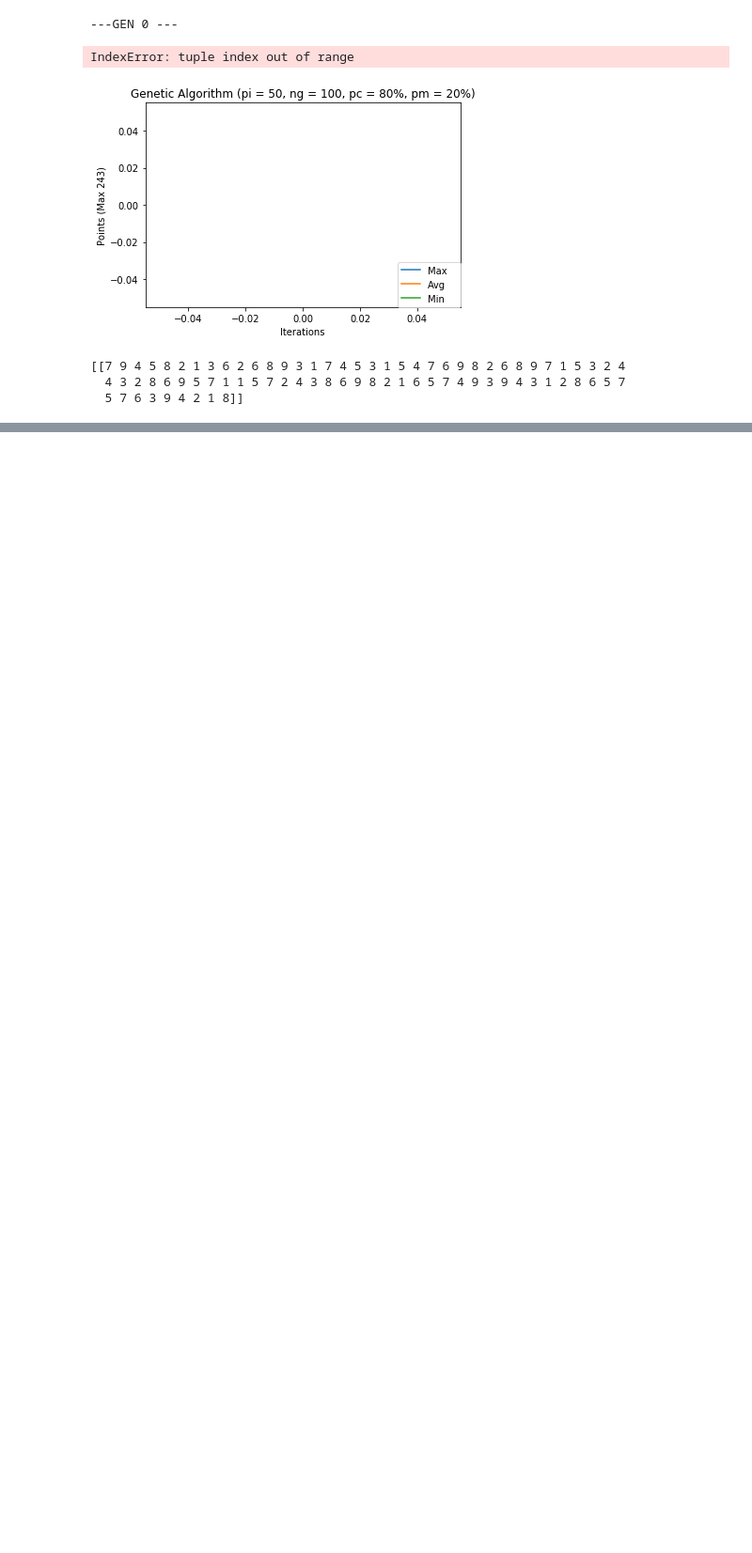
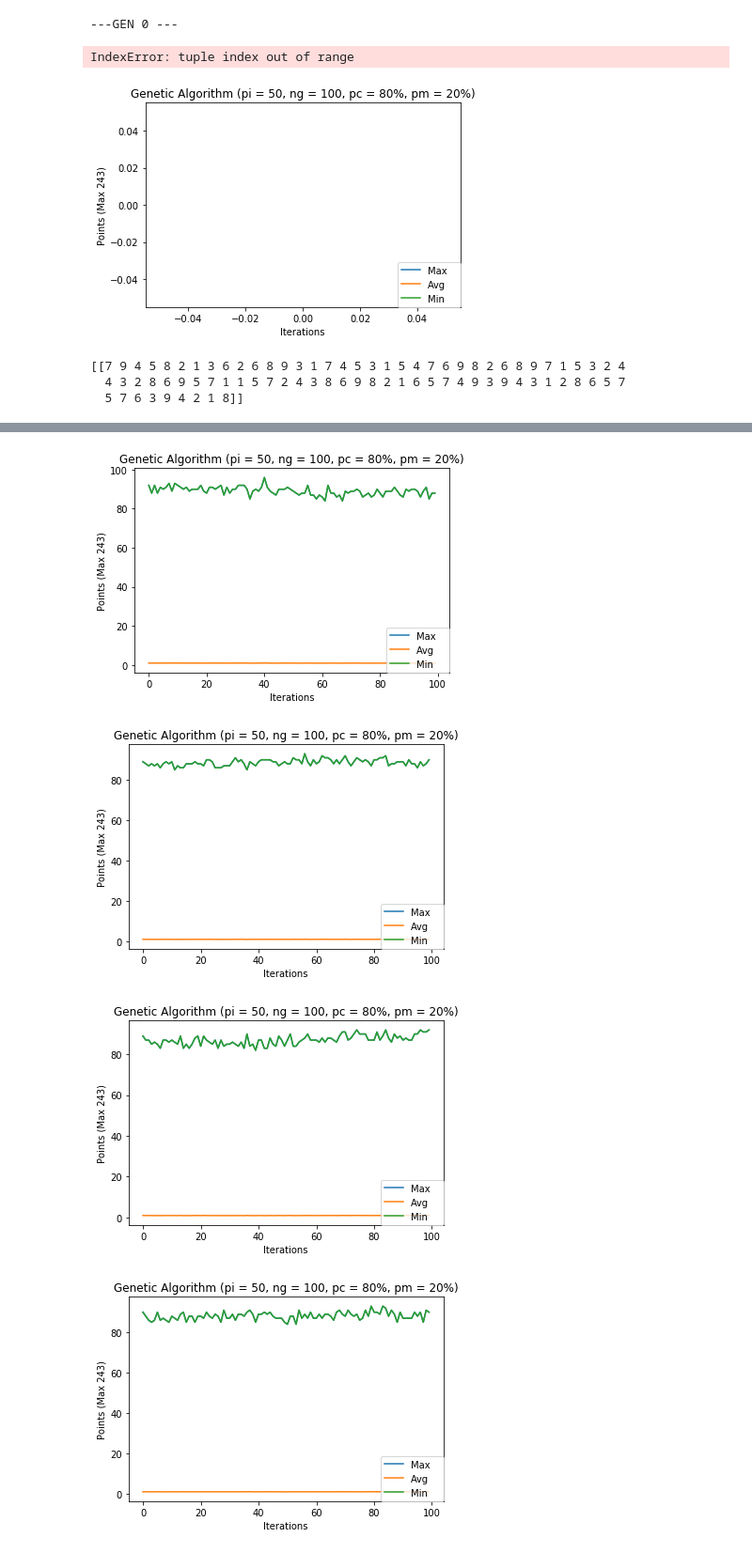
Before and after one commit to ASavchenkov/110BProj1, a Jupyter notebook: Attempting GA with DEAP.ipynb, the cells around one changed output, grey strips where cells are left out. Shown at 94% size. Cells and saved outputs as stored; diff of their text form; code cells hidden in the pictures; blank space fills up the shorter version.

```diff
--- a/Attempting GA with DEAP.ipynb
+++ b/Attempting GA with DEAP.ipynb
@@ -48,9 +48,9 @@ toolbox.register("pos_val", random.randint, 1, 9)
 toolbox.register("individual", tools.initRepeat, creator.Individual, toolbox.pos_val, n=64)
 toolbox.register("population", tools.initRepeat, list, toolbox.individual)
 
-def fitnessFromDNA64(individual, solution):
+def fitnessFromDNA64(individual):
     board = buildBoardFromDNA64(individual)
-    return fitnessFromBoard(board, solution),
+    return fitnessFromBoard(board),
 
 def buildBoardFromDNA64(individual):
     flattenedIdx = list(map(lambda t: t[1]*9 + t[2], fixedValues))
@@ -66,33 +66,17 @@ def buildBoardFromDNA64(individual):
     return np.array(flatBoard).reshape(9,9)
 
 
-#def fitnessFromBoard(board, solution):
-#    score = 0
-#    rows, cols = board.shape
-#    for row in board:
-#        print(row)
-#        score += len(np.unique(row))
-#    for col in board.T:
-#        score += len(np.unique(col))
-#    for i in range(0, 3):
-#        for j in range(0, 3):
-#            sub = board[3*i:3*i+3, 3*j:3*j+3]
-#            score += len(np.unique(sub))
-#    return score
-
-def fitnessFromBoard(board, solution):
-    solution = np.reshape(solution, (9,9))
+def fitnessFromBoard(board):
     score = 0
     rows, cols = board.shape
-    for i in range(rows):
-        score += np.sum(board[i]==solution[i])
-        for j in range(cols):
-            score += np.sum(board[i][j]==solution[i][j])
+    for row in board:
+        score += len(np.unique(row))
+    for col in board.T:
+        score += len(np.unique(col))
     for i in range(0, 3):
         for j in range(0, 3):
-            sub1 = board[3*i:3*i+3, 3*j:3*j+3]
-            sub2 = solution[3*i:3*i+3, 3*j:3*j+3]
-            score += np.sum(sub1 != sub2)
+            sub = board[3*i:3*i+3, 3*j:3*j+3]
+            score += len(np.unique(sub))
     return score
 
 toolbox.register("evaluate", fitnessFromDNA64)
@@ -201,0 +278,16 @@ for i in n:
+# %%
+plt.subplot(111)
+for i in range(len(randFixed)):
+    plt.plot(allMax[i], label="Max")
+    plt.plot(allAvg[i], label="Avg")
+    plt.plot(allMin[i], label="Min")
+    plt.legend(bbox_to_anchor=(0.8, 0.0, 0.2, .102), loc=3, ncol=1, mode="expand", borderaxespad=0.)
+    plt.title('Genetic Algorithm (pi = 50, ng = 100, pc = 80%, pm = 20%)')
+    plt.ylabel('Points (Max 243)')
+    plt.xlabel('Iterations')
+    plt.show()
+# %% [output]
+[figure, added]
+[figure, added]
+[figure, added]
+[figure, added]
```
Also changed, not shown: parts of 6 cells of this notebook.
